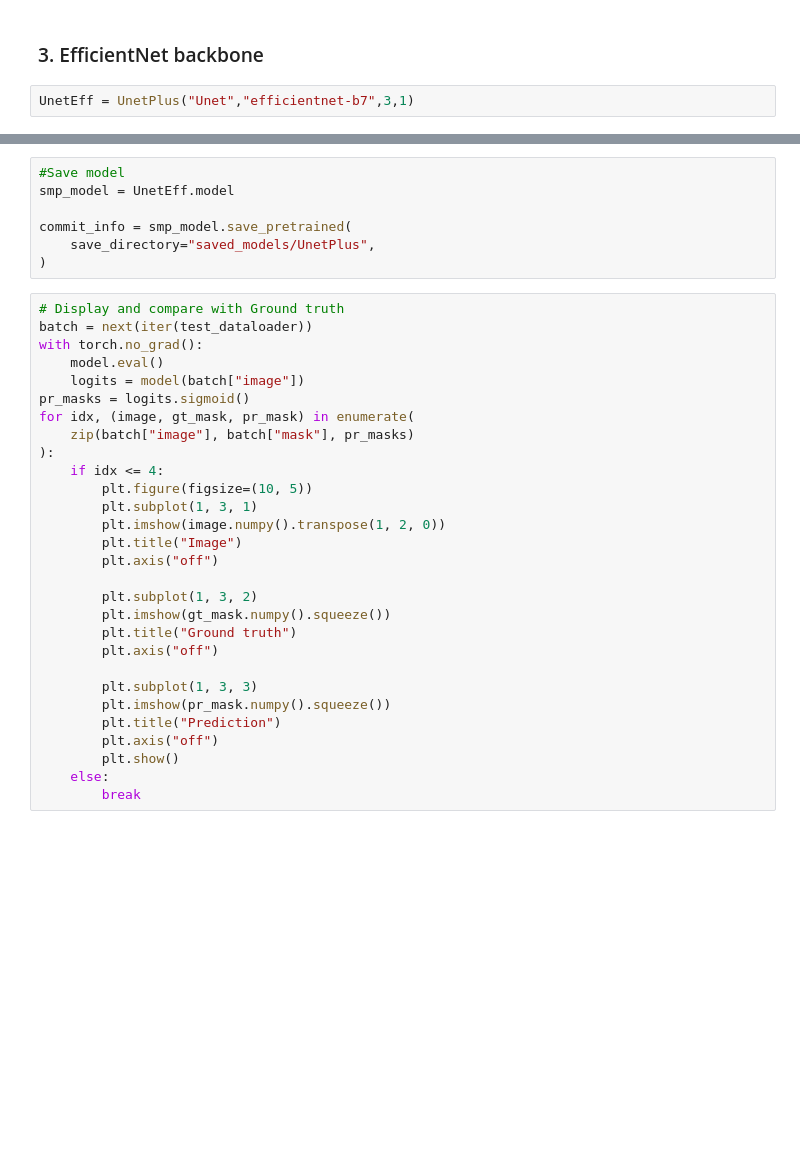
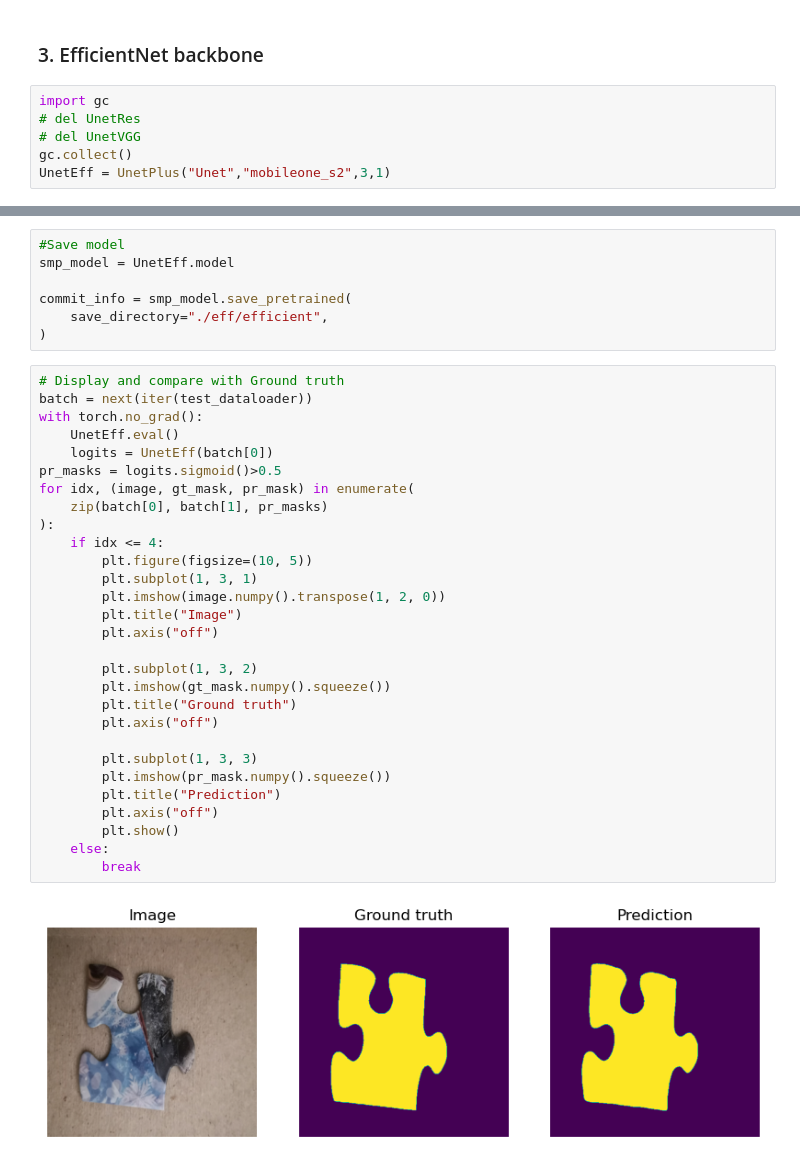
Before and after one commit to Oriinga/ComputerVisionLab, a Jupyter notebook: Lab3/Unet_variants.ipynb, the cells around one changed output, grey strips where cells are left out. Saved outputs shown, nothing was run; the diff lists cells and outputs as text; blank space fills up the shorter version.

```diff
--- a/Lab3/Unet_variants.ipynb
+++ b/Lab3/Unet_variants.ipynb
@@ -413,4 +478,8 @@ for idx, (image, gt_mask, pr_mask) in enumerate(
 # %% [markdown]
 ### 3.  EfficientNet backbone
 # %%
-UnetEff = UnetPlus("Unet","efficientnet-b7",3,1)
+import gc
+# del UnetRes
+# del UnetVGG
+gc.collect()
+UnetEff = UnetPlus("Unet","mobileone_s2",3,1)
@@ -435,34 +534,36 @@ print(test_metrics)
 smp_model = UnetEff.model
 
 commit_info = smp_model.save_pretrained(
-    save_directory="saved_models/UnetPlus",
+    save_directory="./eff/efficient",
 )
 # %%
 # Display and compare with Ground truth
 batch = next(iter(test_dataloader))
 with torch.no_grad():
-    model.eval()
-    logits = model(batch["image"])
-pr_masks = logits.sigmoid()
+    UnetEff.eval()
+    logits = UnetEff(batch[0])
+pr_masks = logits.sigmoid()>0.5
 for idx, (image, gt_mask, pr_mask) in enumerate(
-    zip(batch["image"], batch["mask"], pr_masks)
+    zip(batch[0], batch[1], pr_masks)
 ):
     if idx <= 4:
         plt.figure(figsize=(10, 5))
         plt.subplot(1, 3, 1)
         plt.imshow(image.numpy().transpose(1, 2, 0))
         plt.title("Image")
         plt.axis("off")
 
         plt.subplot(1, 3, 2)
         plt.imshow(gt_mask.numpy().squeeze())
         plt.title("Ground truth")
         plt.axis("off")
 
         plt.subplot(1, 3, 3)
         plt.imshow(pr_mask.numpy().squeeze())
         plt.title("Prediction")
         plt.axis("off")
         plt.show()
     else:
         break
+# %% [output]
+[figure, added]
```
Also changed, not shown: parts of 17 cells of this notebook.
